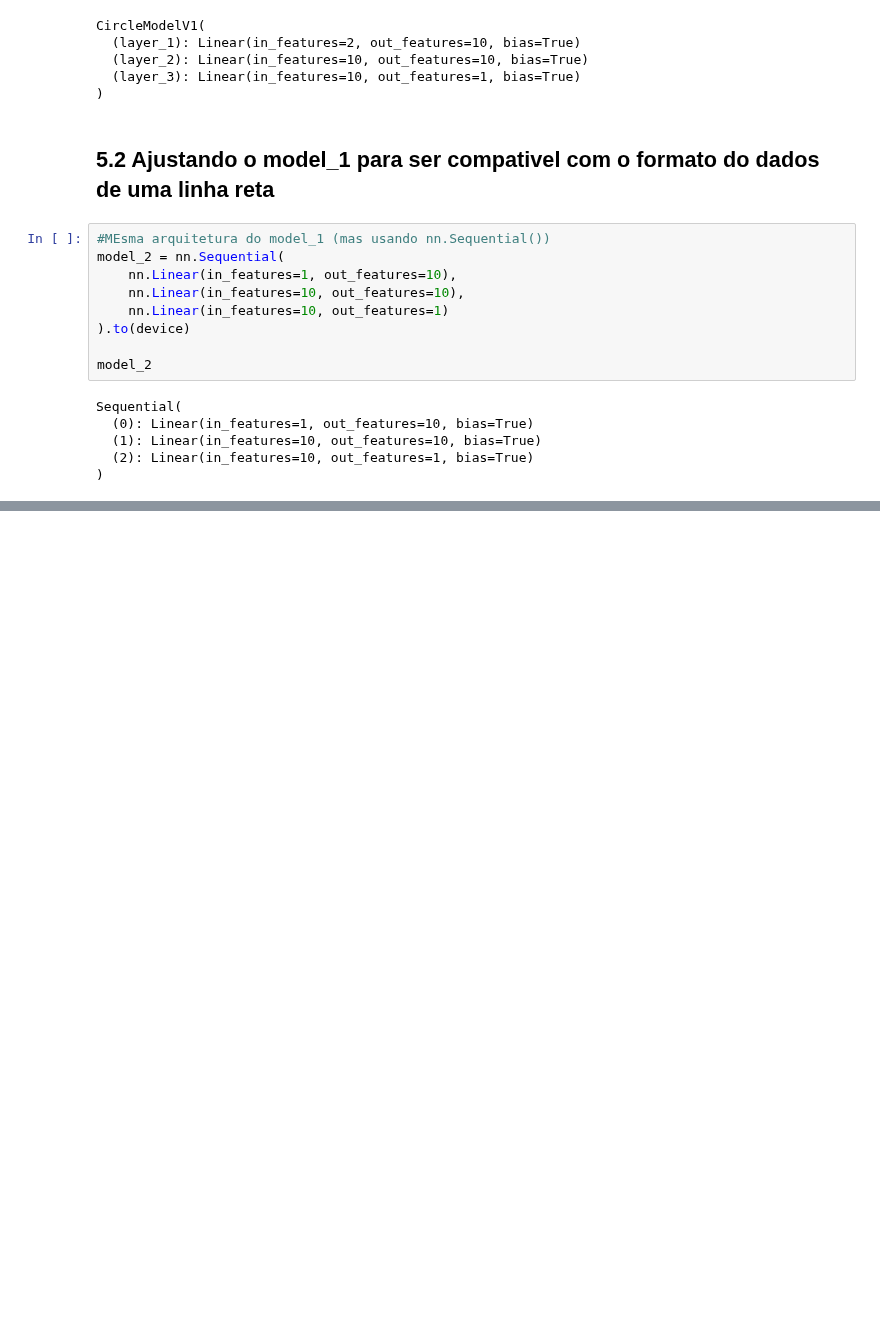
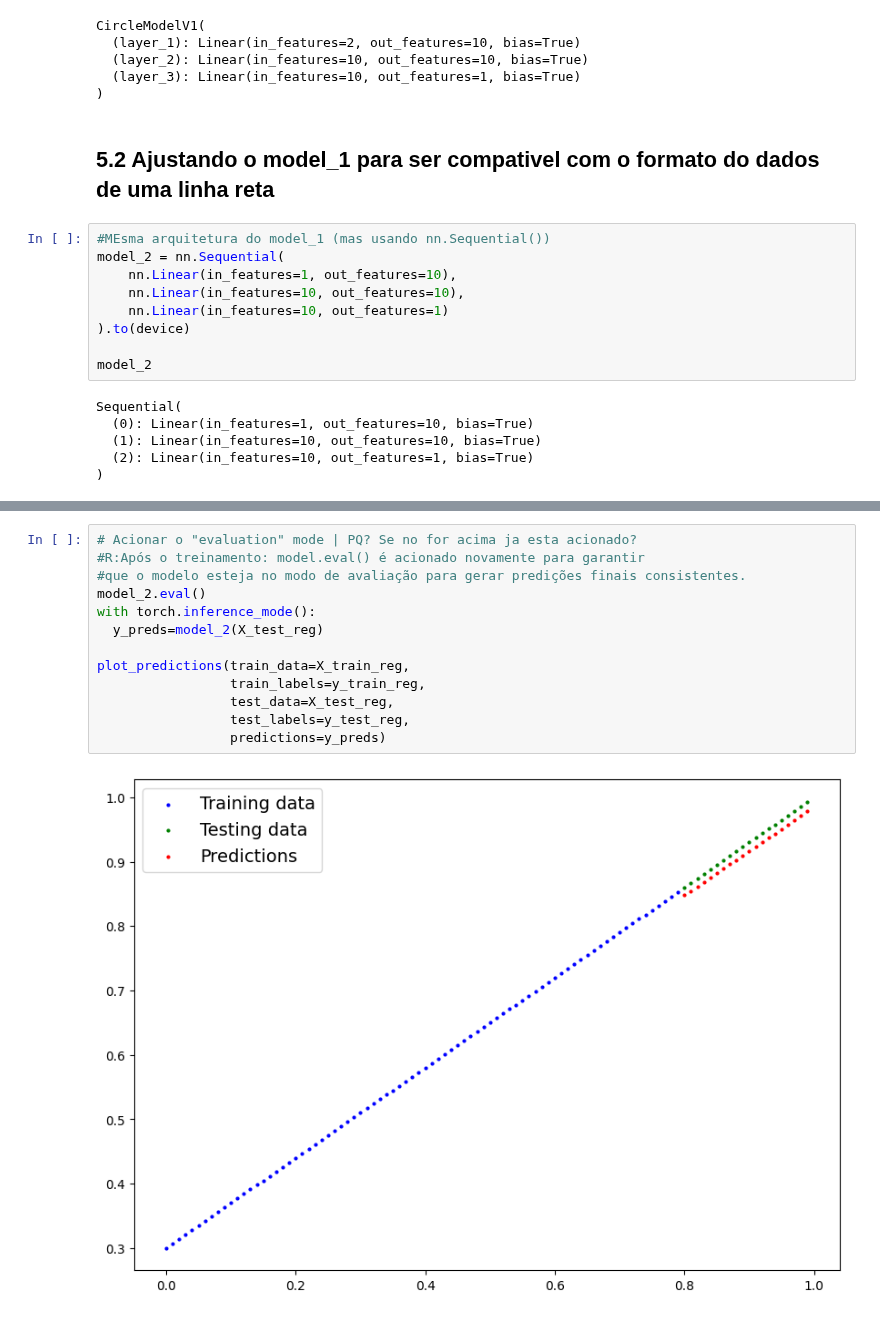
Before and after one commit to HammadN98/pytorch, a Jupyter notebook: 02_pytorch_rn_classificacao.ipynb, the cells around one changed output, grey strips where cells are left out. Drawn from its saved outputs; the diff is of its cells as text; blank space fills up the shorter version.

```diff
--- a/02_pytorch_rn_classificacao.ipynb
+++ b/02_pytorch_rn_classificacao.ipynb
@@ -827,0 +841,15 @@ Epoch: 900 | Loss: 0.05571 | Test loss: 0.00603
+# %%
+# Acionar o "evaluation" mode | PQ? Se no for acima ja esta acionado?
+#R:Após o treinamento: model.eval() é acionado novamente para garantir
+#que o modelo esteja no modo de avaliação para gerar predições finais consistentes.
+model_2.eval()
+with torch.inference_mode():
+  y_preds=model_2(X_test_reg)
+
+plot_predictions(train_data=X_train_reg,
+                 train_labels=y_train_reg,
+                 test_data=X_test_reg,
+                 test_labels=y_test_reg,
+                 predictions=y_preds)
+# %% [output]
+[figure, added]
```
Also changed, not shown: parts of 3 cells of this notebook.
